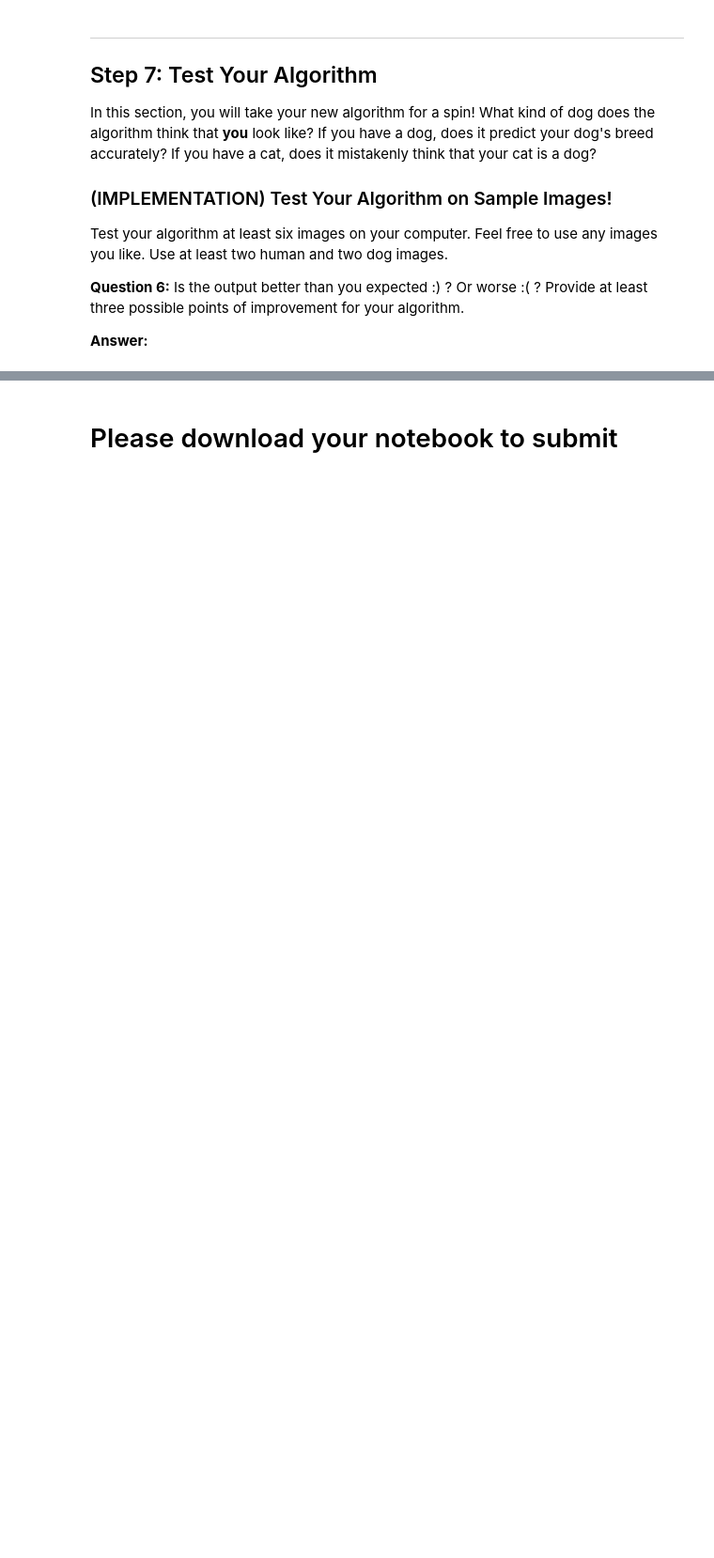
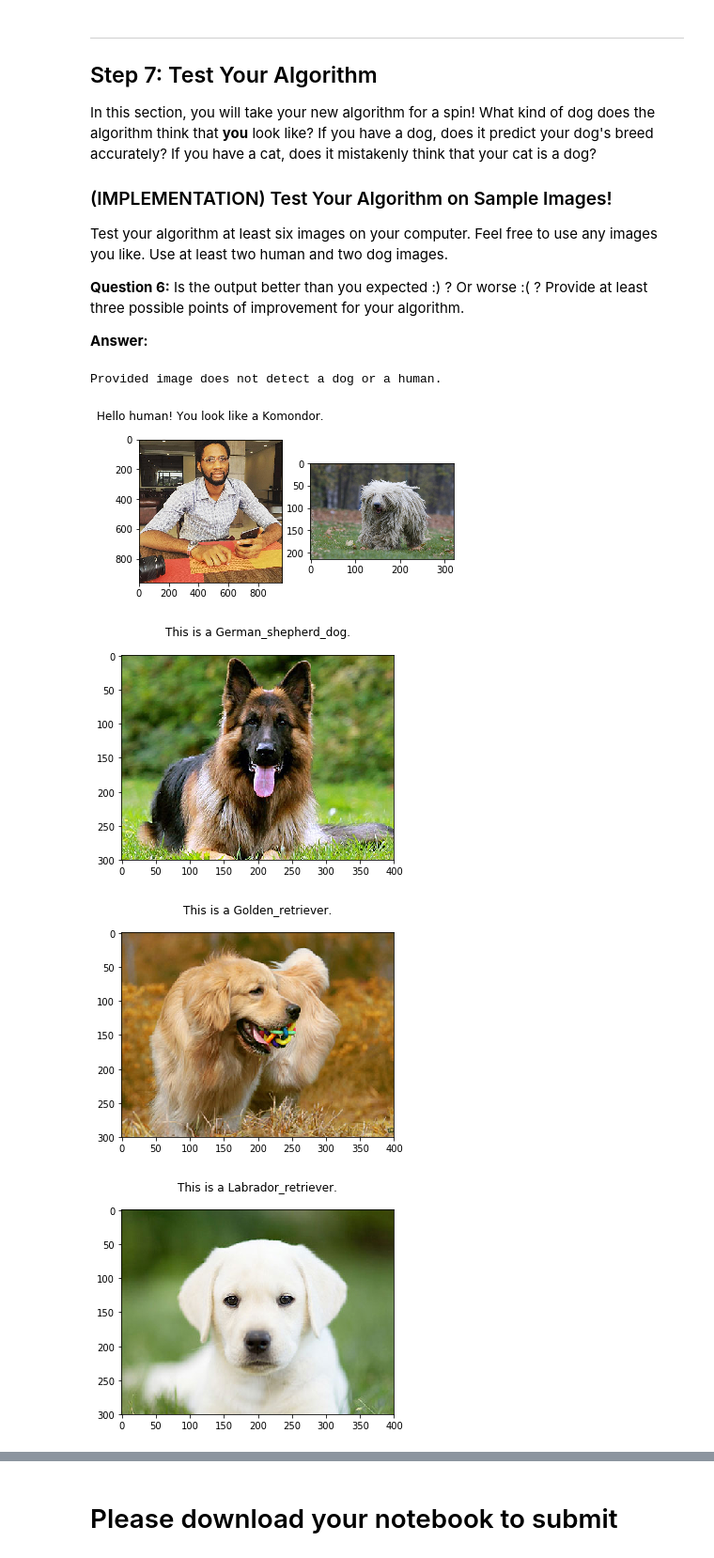
Before and after one commit to osaetinevbuoma/dog-breed-project, a Jupyter notebook: dog_app.ipynb, the cells around one changed output, grey strips where cells are left out. Shown at 94% size. Drawn from its saved outputs; the diff is of its cells as text; code cells hidden in the pictures; blank space fills up the shorter version.

Commit message:
Completed training

```diff
--- a/dog_app.ipynb
+++ b/dog_app.ipynb
@@ -611,0 +621,18 @@ __Answer:__
+# %%
+### TODO: Define your architecture.
+from keras.layers import Conv2D, MaxPooling2D, GlobalAveragePooling2D, GlobalMaxPooling2D
+from keras.layers import Dropout, Flatten, Dense
+from keras.models import Sequential
+
+# print(train_inceptionV3.shape[1:])
+# v = train_inceptionV3
+# v = v.reshape(v.shape[1:] + (v.shape[0], ))
+# print(v.shape)
+# print(v.shape[0:3])
+
+inceptionV3_model = Sequential()
+inceptionV3_model.add(Flatten(input_shape = train_inceptionV3.shape[1:]))
+inceptionV3_model.add(Dropout(0.5))
+inceptionV3_model.add(Dense(133, activation = "softmax"))
+
+inceptionV3_model.summary()
@@ -613,6 +654,7 @@ __Answer:__
 ### (IMPLEMENTATION) Compile the Model
 # %%
 ### TODO: Compile the model.
+inceptionV3_model.compile(loss='categorical_crossentropy', optimizer='adadelta', metrics=['accuracy'])
 # %% [markdown]
 ### (IMPLEMENTATION) Train the Model
 
@@ -625,6 +715,7 @@ You are welcome to [augment the training data](https://blog.keras.io/building-po
 ### (IMPLEMENTATION) Load the Model with the Best Validation Loss
 # %%
 ### TODO: Load the model weights with the best validation loss.
+inceptionV3_model.load_weights('saved_models/weights.best.inceptionV3.hdf5')
 # %% [markdown]
 ### (IMPLEMENTATION) Test the Model
 
@@ -649,6 +749,12 @@ where `{network}`, in the above filename, should be one of `VGG19`, `Resnet50`,
 # %%
 ### TODO: Write a function that takes a path to an image as input
 ### and returns the dog breed that is predicted by the model.
+from extract_bottleneck_features import extract_InceptionV3
+
+def InceptionV3_predict_breed(img_path):
+    bottleneck_feature = extract_InceptionV3(path_to_tensor(img_path)) # extract bottleneck features
+    predicted_vector = inceptionV3_model.predict(bottleneck_feature) # obtain predicted vector
+    return dog_names[np.argmax(predicted_vector)] # return dog breed that is predicted by the model
 # %% [markdown]
 ---
 <a id='step6'></a>
@@ -687,4 +864,19 @@ __Answer:__
 # %%
 ## TODO: Execute your algorithm from Step 6 on
 ## at least 6 images on your computer.
 ## Feel free to use as many code cells as needed.
+from keras.applications.inception_v3 import InceptionV3
+from glob import glob
+
+# imgs = ["breed_testing_images/chris_1.jpeg", "breed_testing_images/chris_2.jpeg"]
+InceptionV3_model = InceptionV3(weights = "imagenet")
+
+for img_path in sorted(glob("breed_testing_images/**")):
+# for img_path in imgs:
+    detect_breed(img_path, InceptionV3_model)
+# %% [output]
+Provided image does not detect a dog or a human.
+[figure, added]
+[figure, added]
+[figure, added]
+[figure, added]
```
Also changed, not shown: parts of 19 cells of this notebook, 14 other files.
